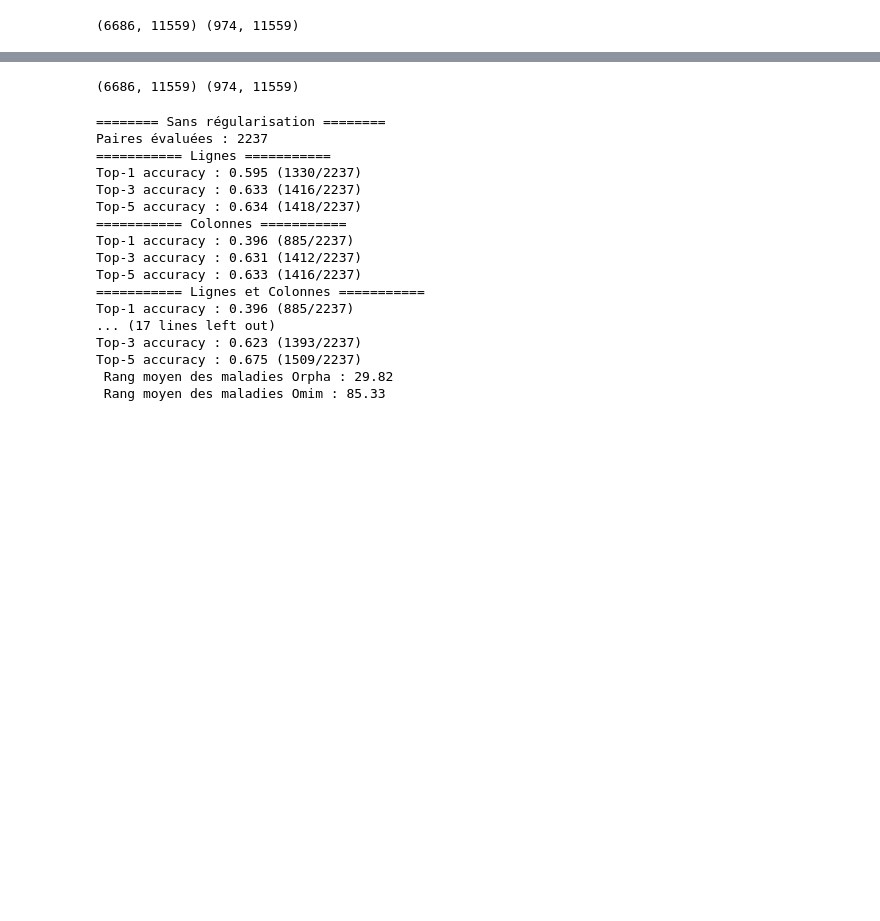
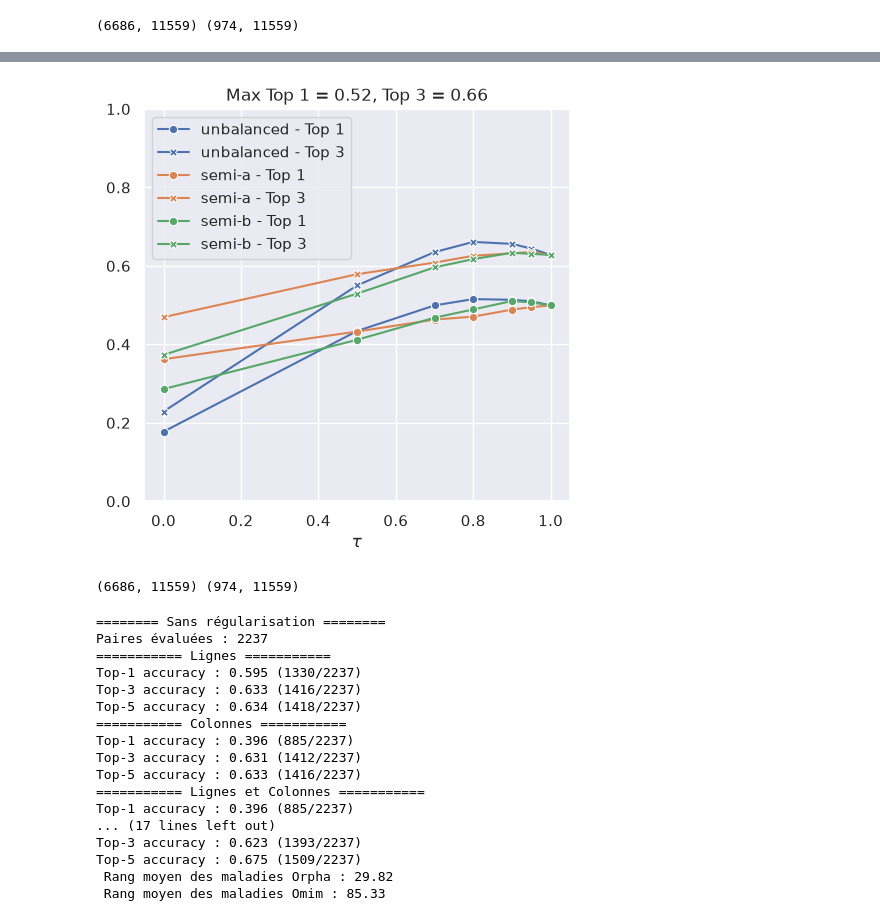
Before and after one commit to averniere/OT_simulation_maladies, a Jupyter notebook: Embeddings/test.ipynb, the cells around one changed output, grey strips where cells are left out. Saved outputs shown, nothing was run; the diff lists cells and outputs as text; code cells hidden in the pictures; blank space fills up the shorter version.

```diff
--- a/Embeddings/test.ipynb
+++ b/Embeddings/test.ipynb
@@ -371,3 +326,8 @@ NameError: name 'dict_method' is not defined
+# %%
+taus = [0., 0.5, 0.7, 0.8, 0.9, 0.95, 1.]
+plot_unbalanced(taus, C1, epsilon, gt_set2)
+# %% [output]
+[figure, added]
 # %%
 union_diseasesF = add_corresponding_terms(work_omimF2, work_orphaF2, df_orpha_omim_exact)
 remaining_orphaF = work_orphaF2[~work_orphaF2['database_id'].isin(valid_orphaF2)]
```
Also changed, not shown: parts of 18 cells of this notebook, 5 other files.
